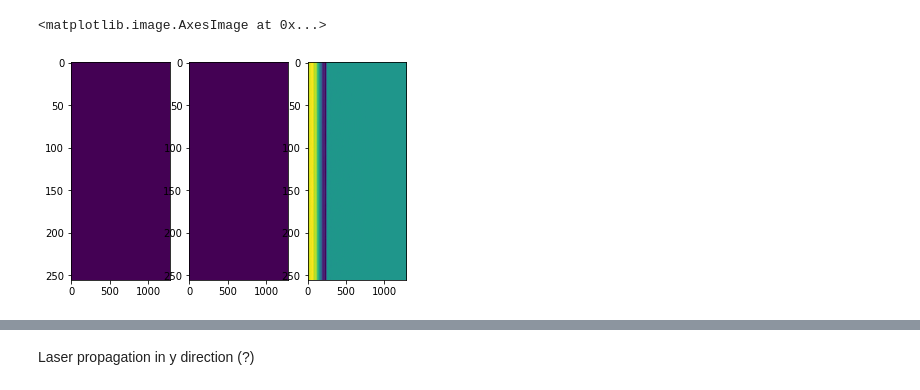
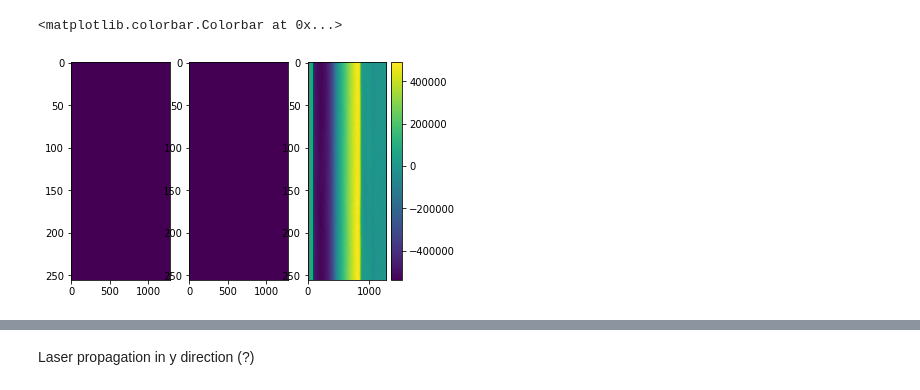
Before and after one commit to pordyna/fdrot, a Jupyter notebook: openPMD_example_data_load.ipynb, the cells around one changed output, grey strips where cells are left out. Drawn from its saved outputs; the diff is of its cells as text; code cells hidden in the pictures.

```diff
--- a/openPMD_example_data_load.ipynb
+++ b/openPMD_example_data_load.ipynb
@@ -10,7 +10,7 @@ import matplotlib.pyplot as plt
 # %%
 %matplotlib inline
 # %%
-phad = '/home/pawel/Work/PIConGPU/159_FixPhaseSpaceMomentumMetaData/simOutput/h5/'
+phad = '/home/pawel/Work/PIConGPU/151_PizDaintCopper30nmPerfectContrast/simOutput/h5/'
 # %%
 !ls $phad
 # %% [output]
@@ -23,3 +35,5 @@ simData_2000.h5  simData_3250.h5  simData_4750.h5
+# %%
+step = '32500'
 # %%
-f = h5py.File(phad + 'simData_5000.h5')
+f = h5py.File(phad + 'simData_'+step+'.h5')
 # %%
@@ -38,7 +52,7 @@ plt.imshow(n_e, norm = LogNorm(), aspect='auto')
 # %%
-B_x_h5py = f['data/5000/fields/B/x']
-B_y_h5py = f['data/5000/fields/B/y']
-B_z_h5py = f['data/5000/fields/B/z']
+B_x_h5py = f['data/'+step+'/fields/B/x']
+B_y_h5py = f['data/'+step+'/fields/B/y']
+B_z_h5py = f['data/'+step+'/fields/B/z']
 # %%
 B_x = B_x_h5py.value * B_x_h5py.attrs['unitSI']
 B_y = B_y_h5py.value * B_y_h5py.attrs['unitSI']
@@ -46,8 +60,9 @@ B_z = B_z_h5py.value * B_z_h5py.attrs['unitSI']
 # %%
 fig, axis = plt.subplots(1,3)
 axis[0].imshow(B_x.T, aspect='auto')
 axis[1].imshow(B_y.T, aspect='auto')
 axis[2].imshow(B_z.T, aspect='auto')
+fig.colorbar(axis[2].images[0])
 # %% [output]
-<matplotlib.image.AxesImage at 0x...>
+<matplotlib.colorbar.Colorbar at 0x...>
-[figure, old version]
+[figure, new version]
```
Also changed, not shown: parts of 16 cells of this notebook, 1 other file.
